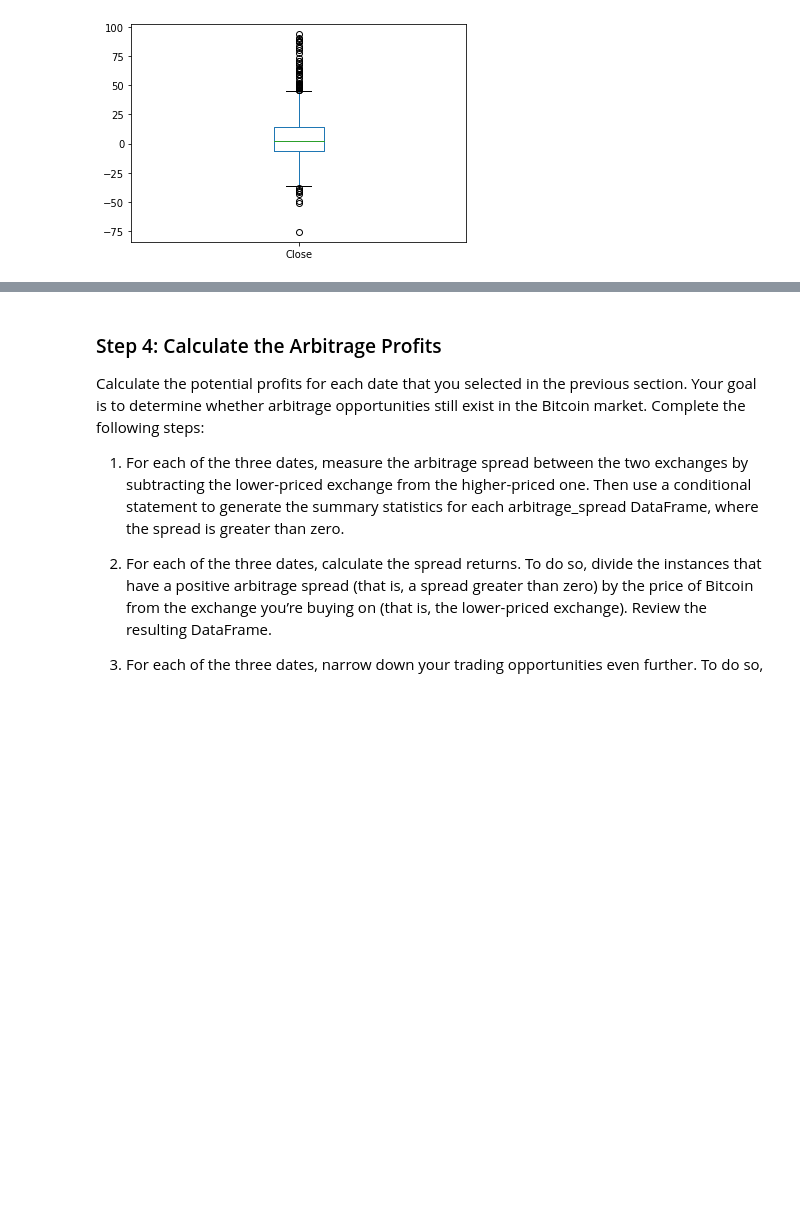
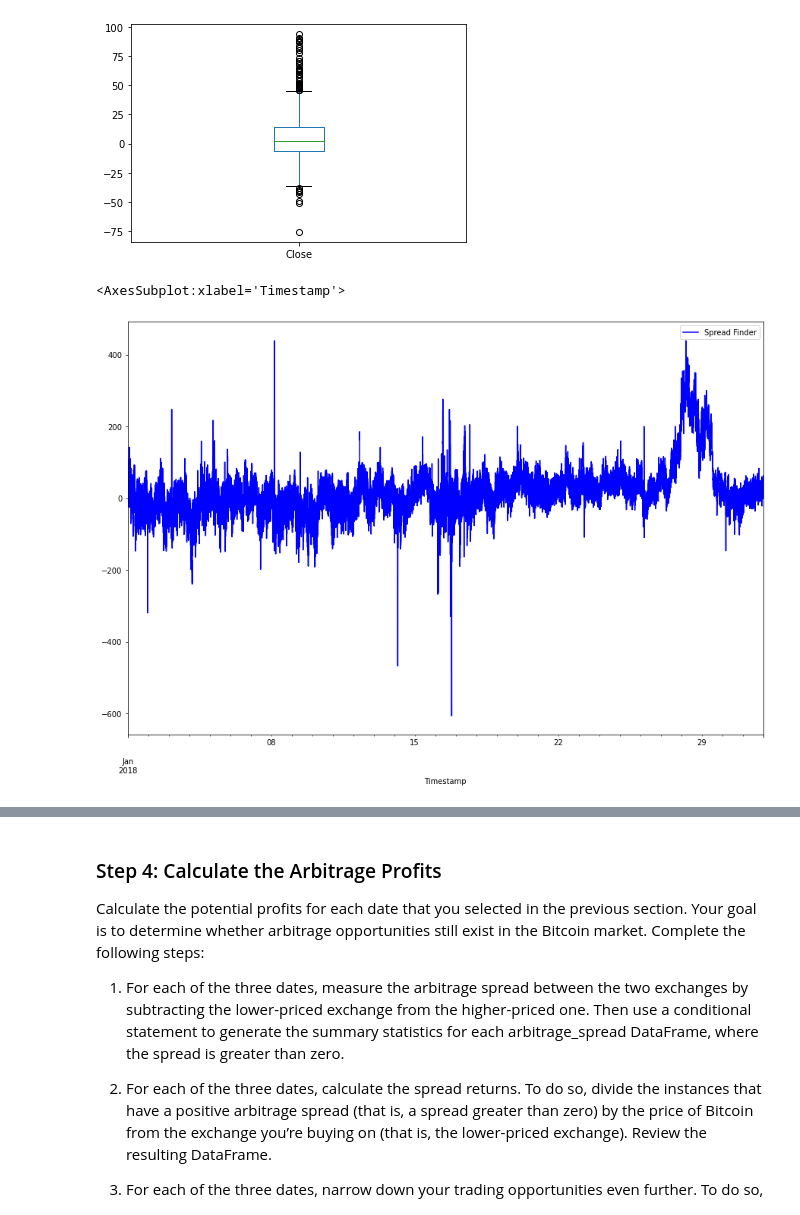
Before and after one commit to allyche/module_3_challenge, a Jupyter notebook: crypto_arbitrage.ipynb, the cells around one changed output, grey strips where cells are left out. Drawn from its saved outputs; the diff is of its cells as text; code cells hidden in the pictures; blank space fills up the shorter version.

```diff
--- a/crypto_arbitrage.ipynb
+++ b/crypto_arbitrage.ipynb
@@ -430,6 +433,14 @@ arbitrage_spread_middle.plot(kind='box')
 # %% [output]
 <AxesSubplot:>
 [figure]
+# %%
+#Finding out which month in 2018 has the biggest spread:
+spread = bitstamp["Close"].loc["2018-01-01":"2018-01-31"] - coinbase["Close"].loc["2018-01-01":"2018-01-31"]
+spread.plot(
+    legend=True, figsize=(15, 10), color="blue", label="Spread Finder")
+# %% [output]
+<AxesSubplot:xlabel='Timestamp'>
+[figure, added]
 # %%
 # Create an overlay plot that visualizes the two dataframes over a period of one day from late in the dataset
 # Be sure that the plots include the parameters `legend`, `figsize`, `title`, `color` and `label`
```
Also changed, not shown: parts of 35 cells of this notebook.
